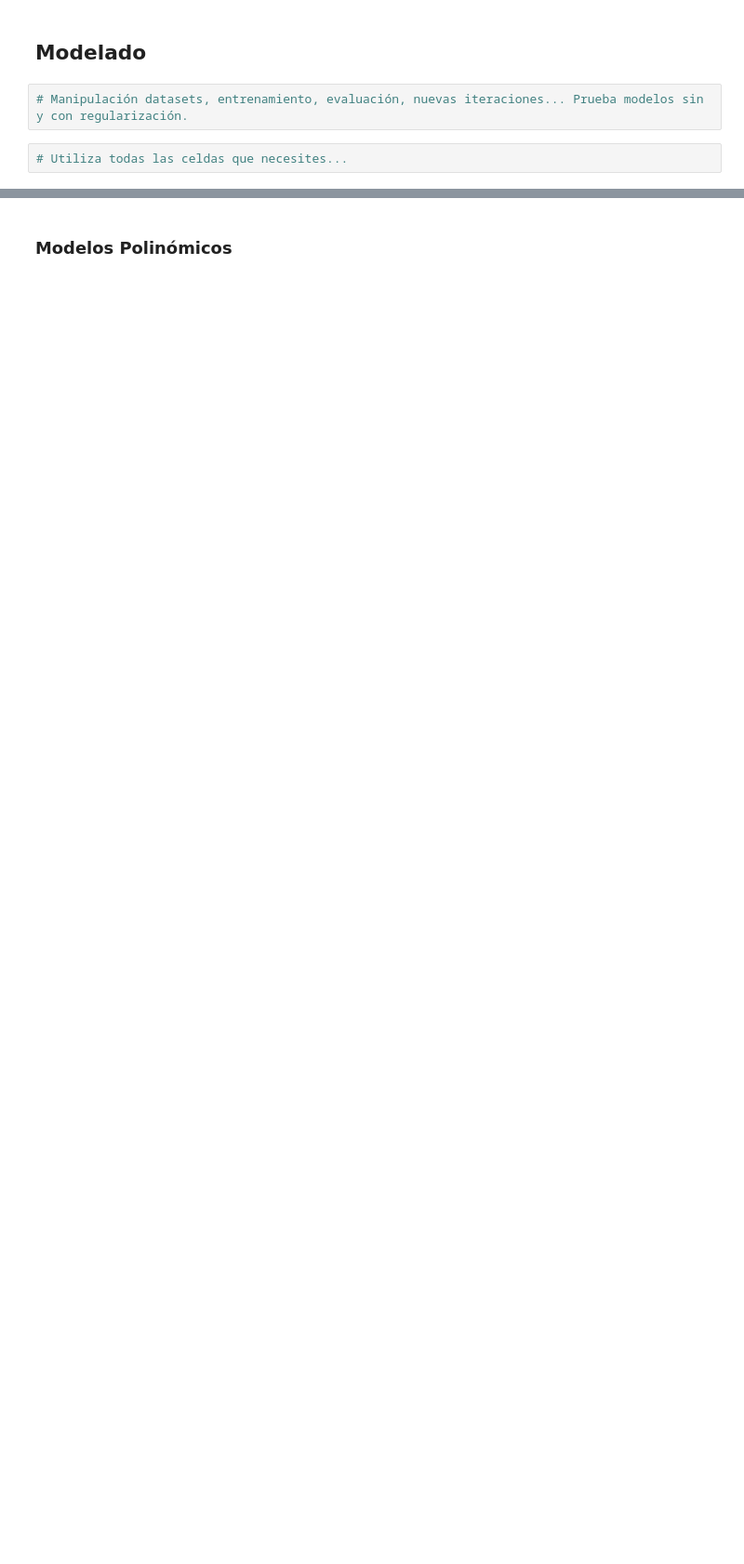
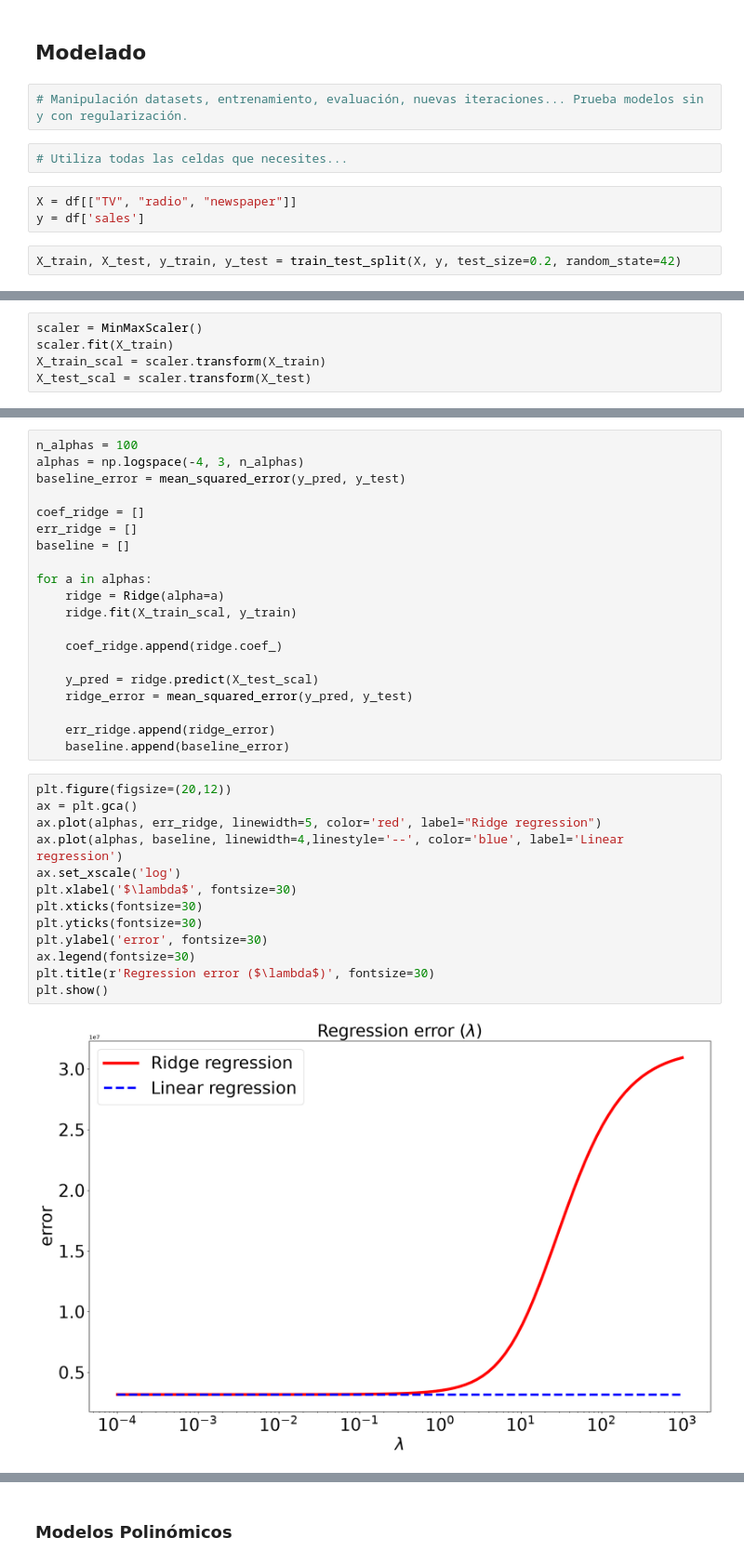
Before and after one commit to GeraFabiKu/2026-10-BILBAO-FT-Data-Science, a Jupyter notebook: 3-Machine_Learning/1-Supervisado/1-Regression/3-Regularization/ejercicios/Advertising_RidgeLasso.ipynb, the cells around one changed output, grey strips where cells are left out. Shown at 93% size. Drawn from its saved outputs; the diff is of its cells as text; blank space fills up the shorter version.

```diff
--- a/3-Machine_Learning/1-Supervisado/1-Regression/3-Regularization/ejercicios/Advertising_RidgeLasso.ipynb
+++ b/3-Machine_Learning/1-Supervisado/1-Regression/3-Regularization/ejercicios/Advertising_RidgeLasso.ipynb
@@ -35,3 +123,8 @@ from sklearn.metrics import mean_absolute_error, mean_squared_error, r2_score
 # Manipulación datasets, entrenamiento, evaluación, nuevas iteraciones... Prueba modelos sin y con regularización.
 # %%
 # Utiliza todas las celdas que necesites...
+# %%
+X = df[["TV", "radio", "newspaper"]]
+y = df['sales']
+# %%
+X_train, X_test, y_train, y_test = train_test_split(X, y, test_size=0.2, random_state=42)
@@ -37,0 +187,5 @@ from sklearn.metrics import mean_absolute_error, mean_squared_error, r2_score
+# %%
+scaler = MinMaxScaler()
+scaler.fit(X_train)
+X_train_scal = scaler.transform(X_train)
+X_test_scal = scaler.transform(X_test)
@@ -37,0 +244,35 @@ from sklearn.metrics import mean_absolute_error, mean_squared_error, r2_score
+# %%
+n_alphas = 100
+alphas = np.logspace(-4, 3, n_alphas)
+baseline_error = mean_squared_error(y_pred, y_test)
+
+coef_ridge = []
+err_ridge = []
+baseline = []
+
+for a in alphas:
+    ridge = Ridge(alpha=a)
+    ridge.fit(X_train_scal, y_train)
+
+    coef_ridge.append(ridge.coef_)
+
+    y_pred = ridge.predict(X_test_scal)
+    ridge_error = mean_squared_error(y_pred, y_test)
+
+    err_ridge.append(ridge_error)
+    baseline.append(baseline_error)
+# %%
+plt.figure(figsize=(20,12))
+ax = plt.gca()
+ax.plot(alphas, err_ridge, linewidth=5, color='red', label="Ridge regression")
+ax.plot(alphas, baseline, linewidth=4,linestyle='--', color='blue', label='Linear regression')
+ax.set_xscale('log')
+plt.xlabel('$\lambda$', fontsize=30)
+plt.xticks(fontsize=30)
+plt.yticks(fontsize=30)
+plt.ylabel('error', fontsize=30)
+ax.legend(fontsize=30)
+plt.title(r'Regression error ($\lambda$)', fontsize=30)
+plt.show()
+# %% [output]
+[figure, added]
```
Also changed, not shown: parts of 38 cells of this notebook, 9 other files.
